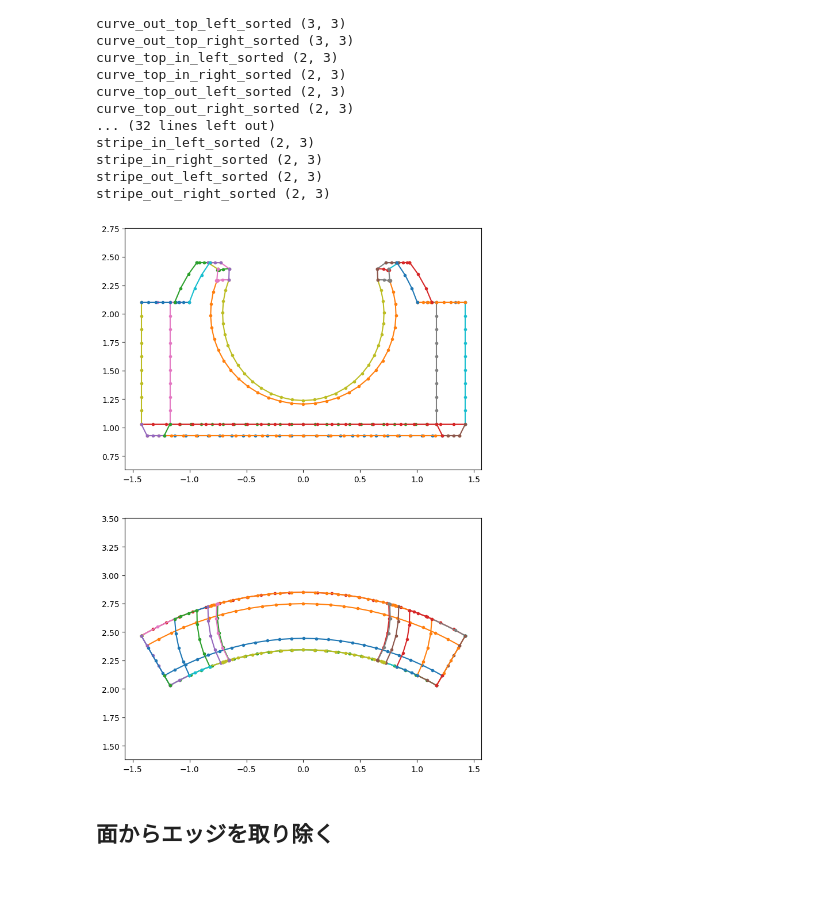
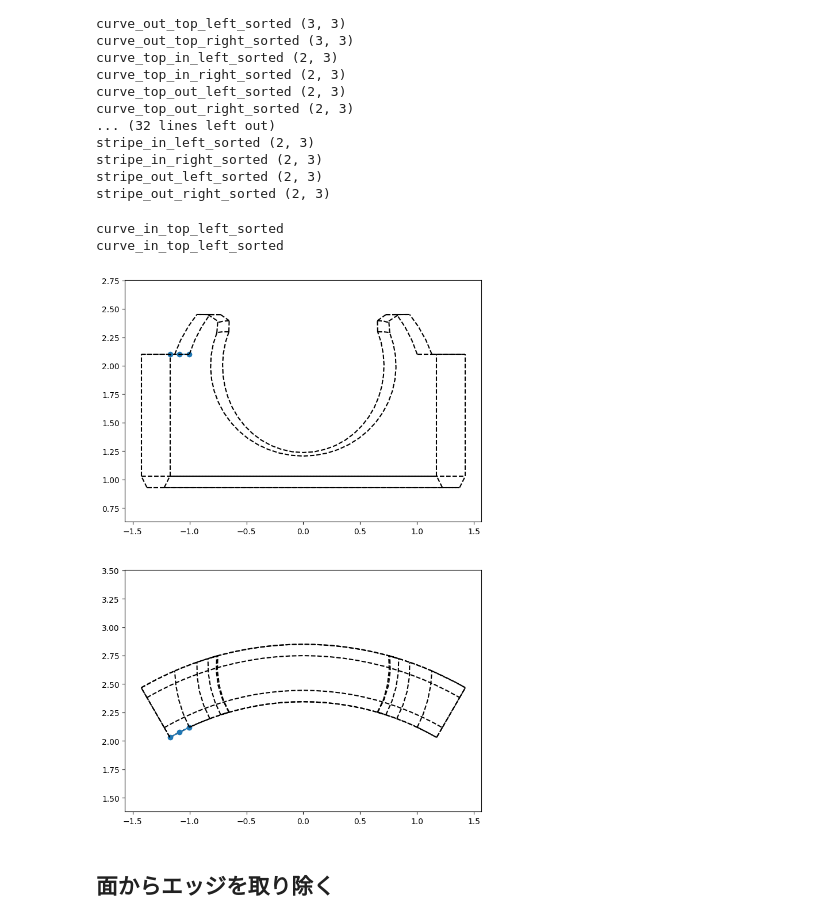
Before and after one commit to gyakusu/Mophing, a Jupyter notebook: python/BearingMakeList.ipynb, the cells around one changed output. Cells and saved outputs as stored; diff of their text form; code cells hidden in the pictures; blank space fills up the shorter version.

```diff
--- a/python/BearingMakeList.ipynb
+++ b/python/BearingMakeList.ipynb
@@ -6,7 +6,7 @@ from matplotlib import pyplot as plt
 import pyvista as pv
 # %%
 # ファイル名を指定してデータを読み込む
-mesh = pv.read('../data/Tetra_Cells30000/Tetra_Cells30000_4_0.vtu')
+mesh = pv.read('../data/Tetra_Cage.vtu')
 # %%
 # Parameters
 
@@ -277,11 +277,11 @@ stripe_in_left.shape, stripe_in_right.shape, stripe_out_left.shape, stripe_out_r
 ((2, 3), (2, 3), (2, 3), (2, 3))
 # %%
 edge_list = [
-    'curve_bottom_in', 'curve_bottom_out', 'curve_in_bottom', 'curve_out_bottom', 'curve_in_top_left', 'curve_in_top_right', 'curve_out_top_left', 'curve_out_top_right', 'curve_top_in_left', 'curve_top_in_right', 'curve_top_out_left', 'curve_top_out_right', 'curve_middle_left', 'curve_middle_right',
+    'curve_bottom_in', 'curve_bottom_out', 'curve_in_bottom', 'curve_out_bottom', 'curve_in_top_left', 'curve_in_top_right', 'curve_out_top_left', 'curve_out_top_right', 'curve_top_in_left', 'curve_top_in_right', 'curve_top_out_left', 'curve_top_out_right',
     'straight_left_bottom', 'straight_right_bottom', 'straight_in_left', 'straight_in_right', 'straight_out_left', 'straight_out_right', 'straight_top_left', 'straight_top_right',
     'slope_bottom_left_in', 'slope_bottom_right_in', 'slope_bottom_left_out', 'slope_bottom_right_out', 'slope_in_top_left', 'slope_in_top_right', 'slope_out_top_left', 'slope_out_top_right',
-    'nape_left', 'nape_right',
-    'collar_left_out', 'collar_right_out', 'collar_left_in', 'collar_right_in', 'collar_bottom_left', 'collar_bottom_right',
+    'collar_left_out', 'collar_right_out',
+    'collar_left_middle', 'collar_right_middle', 'collar_left_in', 'collar_right_in', 'collar_bottom_left', 'collar_bottom_right', 'collar_middle_left', 'collar_middle_right',
     'ellipse_in_center', 'ellipse_in_left', 'ellipse_in_right', 'ellipse_out_center', 'ellipse_out_left', 'ellipse_out_right',
     'stripe_in_left', 'stripe_in_right', 'stripe_out_left', 'stripe_out_right',
 ]
@@ -366,12 +366,18 @@ stripe_out_right_sorted (2, 3)
 # %%
 fig, ax = plt.subplots(2, 1, figsize=(8, 12))
 
 for i in[0,1]:
     for key in sorted_edge_list:
-        plot_key(eval(key), i, style='.-')
+        plot_key(eval(key), i, style='k--')
+        if ('curve_in_top_left_sorted' in key):
+            print(key)
+            plot_key(eval(key), i, style='o-')
+
     ax[i].axis('equal')
 # %% [output]
+curve_in_top_left_sorted
+curve_in_top_left_sorted
-[figure, old version]
+[figure, new version]
 # %% [markdown]
 ## 面からエッジを取り除く
 # %%
```
Also changed, not shown: parts of 6 cells of this notebook, 5 other files.
